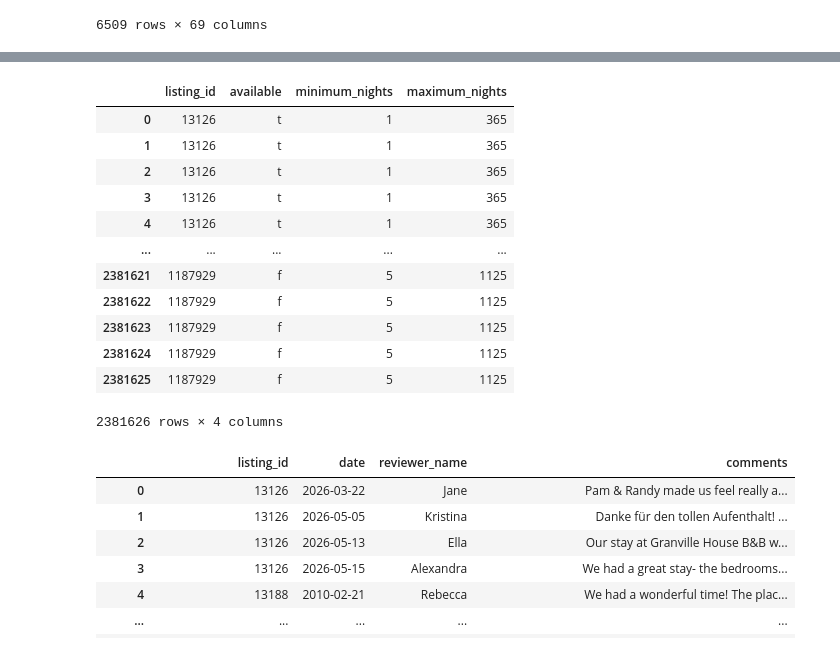
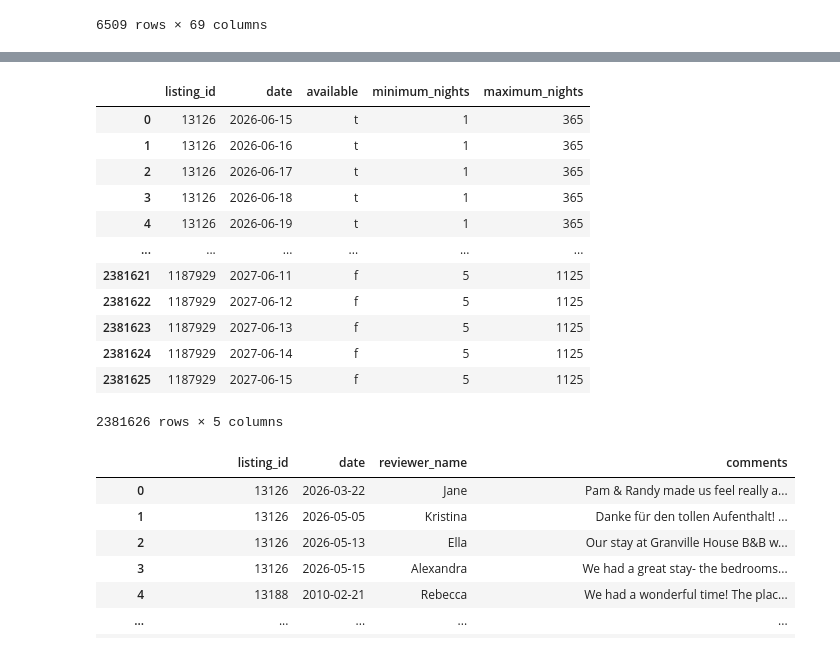
Before and after one commit to eMongoose/DSSS-DataJam-2026, a Jupyter notebook: main.ipynb, the cells around one changed output, grey strips where cells are left out. Cells and saved outputs as stored; diff of their text form; code cells hidden in the pictures.

Commit message:
add back dates in calendar, and parse dates

```diff
--- a/main.ipynb
+++ b/main.ipynb
@@ -29,7 +30,7 @@ import geopandas as gpd
 # Reading data in the order that is found in the DSSS package
 # the .read_csv function will turn these files into data frames (df for short)
 listings = pd.read_csv('data/input/listings.csv.gz') # This is the default csv read command. While it's appended with a .gz file extension, pandas is gracious enough to handle that for us. You'll commonly see this .gz extension with a .tar.gz. This is used to compress large amounts of data :)
-calendar = pd.read_csv('data/input/calendar.csv.gz')
+calendar = pd.read_csv('data/input/calendar.csv.gz', parse_dates=['date'])
 reviews = pd.read_csv('data/input/reviews.csv.gz')
 neighbourhoods = gpd.read_file('data/input/neighbourhoods.geojson')
 # %%
@@ -94,21 +95,20 @@ Index(['id', 'listing_url', 'source', 'host_id', 'host_name',
 # %%
 calendar.drop_duplicates(inplace=True)
-calendar = calendar.drop(columns=['date'])
 calendar
 # %% [output]
-|  | listing_id | available | minimum_nights | maximum_nights |
-| 0 | 13126 | t | 1 | 365 |
-| 1 | 13126 | t | 1 | 365 |
-| 2 | 13126 | t | 1 | 365 |
-| 3 | 13126 | t | 1 | 365 |
-| 4 | 13126 | t | 1 | 365 |
-| ... | ... | ... | ... | ... |
-| 2381621 | 1187929 | f | 5 | 1125 |
-| 2381622 | 1187929 | f | 5 | 1125 |
-| 2381623 | 1187929 | f | 5 | 1125 |
-| 2381624 | 1187929 | f | 5 | 1125 |
-| 2381625 | 1187929 | f | 5 | 1125 |
+|  | listing_id | date | available | minimum_nights | maximum_nights |
+| 0 | 13126 | 2026-06-15 | t | 1 | 365 |
+| 1 | 13126 | 2026-06-16 | t | 1 | 365 |
+| 2 | 13126 | 2026-06-17 | t | 1 | 365 |
+| 3 | 13126 | 2026-06-18 | t | 1 | 365 |
+| 4 | 13126 | 2026-06-19 | t | 1 | 365 |
+| ... | ... | ... | ... | ... | ... |
+| 2381621 | 1187929 | 2027-06-11 | f | 5 | 1125 |
+| 2381622 | 1187929 | 2027-06-12 | f | 5 | 1125 |
+| 2381623 | 1187929 | 2027-06-13 | f | 5 | 1125 |
+| 2381624 | 1187929 | 2027-06-14 | f | 5 | 1125 |
+| 2381625 | 1187929 | 2027-06-15 | f | 5 | 1125 |
-2381626 rows × 4 columns
+2381626 rows × 5 columns
 # %%
 reviews.drop_duplicates(inplace=True)
 reviews = reviews.drop(columns=['id', 'reviewer_id'])
```
Also changed, not shown: parts of 3 cells of this notebook.
